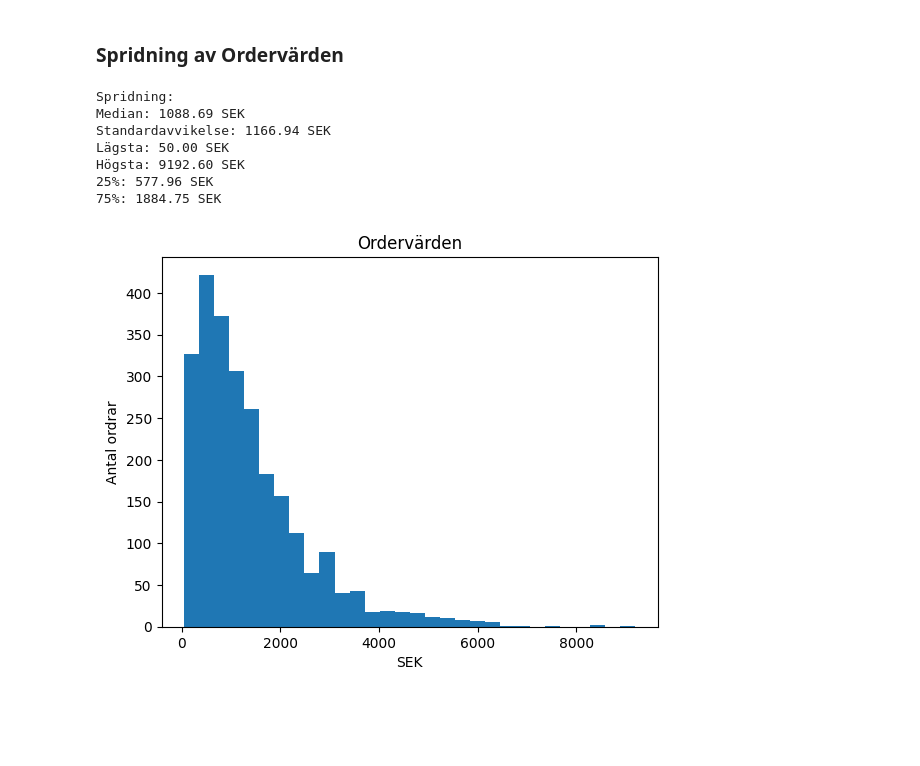
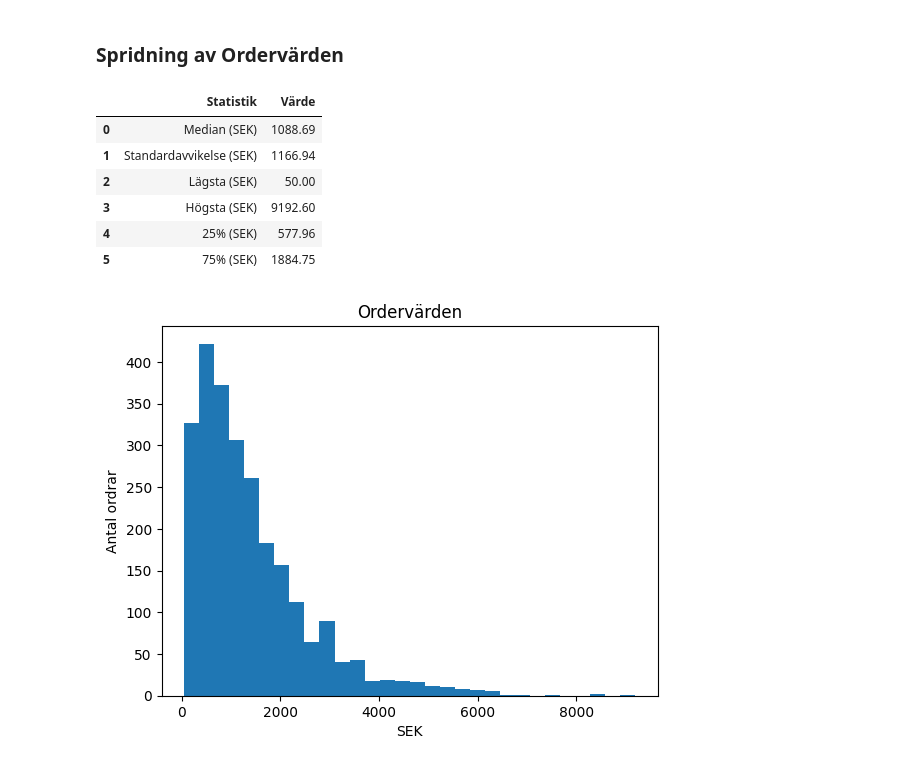
Before and after one commit to rieradariel-hue/ehandel_rapport, a Jupyter notebook: report.ipynb, the cells around one changed output. Drawn from its saved outputs; the diff is of its cells as text; code cells hidden in the pictures; blank space fills up the shorter version.

```diff
--- a/report.ipynb
+++ b/report.ipynb
@@ -94,20 +94,35 @@ category_df
 # %% [markdown]
 ### Spridning av Ordervärden
 # %%
-# Spridning av ordervärden
-print("Spridning:")
-print(f"Median: {df['revenue'].median():.2f} SEK")
-print(f"Standardavvikelse: {df['revenue'].std():.2f} SEK")
-print(f"Lägsta: {df['revenue'].min():.2f} SEK")
-print(f"Högsta: {df['revenue'].max():.2f} SEK")
-print(f"25%: {df['revenue'].quantile(0.25):.2f} SEK")
-print(f"75%: {df['revenue'].quantile(0.75):.2f} SEK")
+# Spridning av ordervärden -- Old version
+# print("Spridning:")
+# print(f"Median: {df['revenue'].median():.2f} SEK")
+# print(f"Standardavvikelse: {df['revenue'].std():.2f} SEK")
+# print(f"Lägsta: {df['revenue'].min():.2f} SEK")
+# print(f"Högsta: {df['revenue'].max():.2f} SEK")
+# print(f"25%: {df['revenue'].quantile(0.25):.2f} SEK")
+# print(f"75%: {df['revenue'].quantile(0.75):.2f} SEK")
+
+
+## Spridning av ordervärden -- Dataframe Version
+
+spridning_data = [
+    ["Median (SEK)", round(df['revenue'].median(), 2)],
+    ["Standardavvikelse (SEK)", round(df['revenue'].std(), 2)],
+    ["Lägsta (SEK)", round(df['revenue'].min(), 2)],
+    ["Högsta (SEK)", round(df['revenue'].max(), 2)],
+    ["25% (SEK)", round(df['revenue'].quantile(0.25), 2)],
+    ["75% (SEK)", round(df['revenue'].quantile(0.75), 2)],
+]
+
+spridning_df = pd.DataFrame(spridning_data, columns=["Statistik", "Värde"])
+spridning_df
 # %% [output]
-Spridning:
-Median: 1088.69 SEK
-Standardavvikelse: 1166.94 SEK
-Lägsta: 50.00 SEK
-Högsta: 9192.60 SEK
-25%: 577.96 SEK
-75%: 1884.75 SEK
+|  | Statistik | Värde |
+| 0 | Median (SEK) | 1088.69 |
+| 1 | Standardavvikelse (SEK) | 1166.94 |
+| 2 | Lägsta (SEK) | 50.00 |
+| 3 | Högsta (SEK) | 9192.60 |
+| 4 | 25% (SEK) | 577.96 |
+| 5 | 75% (SEK) | 1884.75 |
 # %%
```
Also changed, not shown: parts of 1 cell of this notebook.
